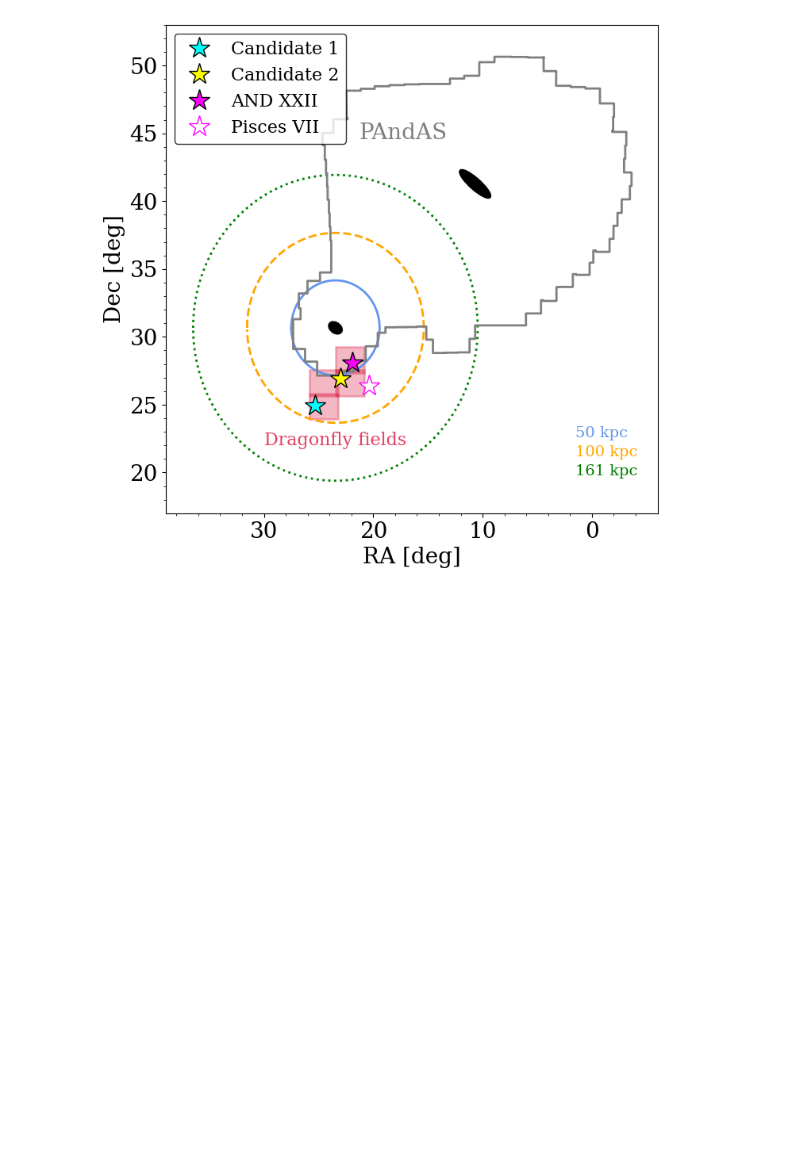
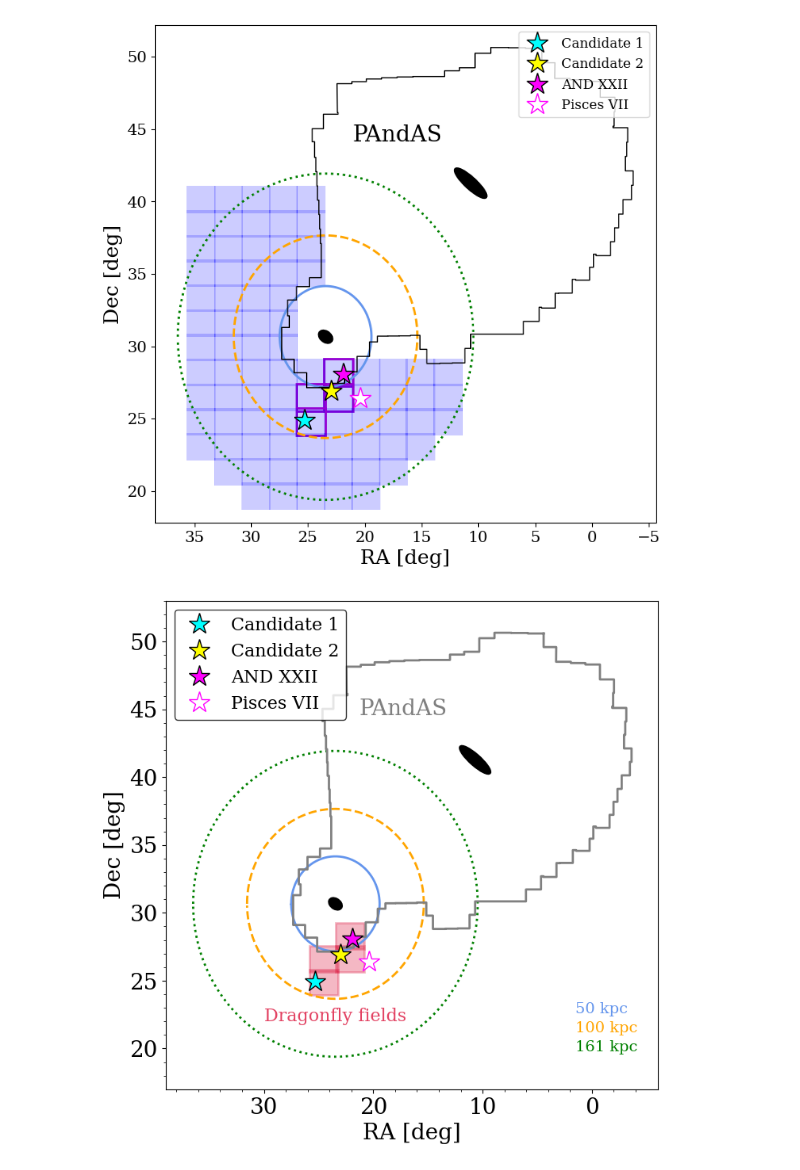
Before and after one commit to ekta1224/pspM31_hack, a Jupyter notebook: Dragonfly_fields.ipynb, the cells around one changed output. Cells and saved outputs as stored; diff of their text form; code cells hidden in the pictures; blank space fills up the shorter version.

Commit message:
worked on tiling for full Dragondly survey;almost there

```diff
--- a/Dragonfly_fields.ipynb
+++ b/Dragonfly_fields.ipynb
@@ -76 +142,99 @@ sc_fields = sc_fields_all[keep_fields]
+# %%
+n = 10000
+rvir = 161.
+d = 794.
+m33 = sc0
+
+fieldcen = m33
+
+fig = plt.figure(figsize=(8,8))
+ax = plt.subplot(111)
+plt.xlabel('RA [deg]', fontsize=18)
+plt.ylabel('Dec [deg]', fontsize=18)
+
+and22 = SkyCoord('01h27m40.0s','28d05m25s', unit='deg')
+# candidate = SkyCoord('01h32m56.282s', '28d04m55.833s', unit='deg')
+# field1 = SkyCoord('01h27m36.18s', '27d45m35.8s', unit='deg')
+# field2 = SkyCoord('01h33m50.9s','27d45m35.8s')
+m33 = SkyCoord('01h33m50.0s','30d39m37s', unit='deg')
+m31 = SkyCoord('0h42m44.3s', '41d16m9s', unit='deg')
+
+plt.plot(25.33584, 24.90581, '*', color='cyan' ,mec='black',ms=20, label='Candidate 1', zorder=5)
+plt.plot(22.97674, 26.89809, '*', color='yellow' ,mec='black',ms=20, label='Candidate 2', zorder=5)
+plt.plot(and22.ra.deg, and22.dec.deg, '*', color='magenta' ,mec='black',ms=20, label='AND XXII', zorder=5)
+plt.plot(20.418750, 26.390000, '*', color='white' ,mec='magenta',ms=20, label='Pisces VII', zorder=5)
+
+# unit circle at Dec=30 deg.
+cpts = np.arange(0,360.0,1)
+xpts = 1.0*np.cos(np.deg2rad(cpts))/np.cos(30.0*u.deg)
+ypts = 1.0*np.sin(np.deg2rad(cpts))
+
+xcirc50 = (xpts*3.5)+m33.ra.value
+ycirc50 = (ypts*3.5)+m33.dec.value
+plt.plot(xcirc50,ycirc50,color='cornflowerblue')
+
+xcirc100 = (xpts*3.5*100.0/50.0)+m33.ra.value
+ycirc100 = (ypts*3.5*100.0/50.0)+m33.dec.value
+plt.plot(xcirc100,ycirc100,color='orange',ls='--')
+
+xcirc161 = (xpts*3.5*161.0/50.0)+m33.ra.value
+ycirc161 = (ypts*3.5*161.0/50.0)+m33.dec.value
+plt.plot(xcirc161,ycirc161,color='green',ls=':')
+
+ring = Wedge((m33.ra.deg, m33.dec.deg), 3.5*100./50., 0, 360, width=(3.5*100./50. - 3.5)),  # Full ring
+p = PatchCollection(ring, alpha=0.1)
+p.set_color('orange')
+
+m31ell = Ellipse((m31.ra.deg, m31.dec.deg), (200./60.0), (50.0/60.0), angle=35, fill=True, linewidth=2, color='k')
+ax.add_patch(m31ell)
+
+m33ell = Ellipse((m33.ra.deg, m33.dec.deg), (73./60.0), (45.0/60.0), angle=23, fill=True, linewidth=2, color='k')
+ax.add_patch(m33ell)
+
+dp = np.loadtxt('corners_PAndAS11.txt')
+ra = dp[:,0]
+dec = dp[:,1]
+plt.plot(ra, dec, lw=1, color='k')
+plt.xlim(*plt.xlim()[::-1])
+plt.figtext(0.43, 0.7, 'PAndAS', fontsize=20, color='k')
+
+###########
+
+rasize = 2.6
+decsize = 1.9
+
+# plt.plot(22.0979889387619, 28.299663888888887,'co', ms=6, zorder=1000)
+# plt.plot(22.0979889387619, 26.589663888888886,'co', ms=6)
+
+# plt.plot(24.499999999999996, 26.589663888888886,'co', ms=6, zorder=1000)
+# plt.plot(24.499999999999996, 24.87966388888889,'co', ms=6)
+
+#print(sc_fields)
+for i in range(len(sc_fields)):
+    #all fields
+
+    field = Rectangle([sc_fields[i].ra.deg, sc_fields[i].dec.deg], 2.6, 1.9, lw=2, facecolor='b', fill=True,alpha=0.2)
+    ax.add_patch(field)
+    if 21. < sc_fields[i].ra.deg < 23 and 24. < sc_fields[i].dec.deg < 29.:
+        field = Rectangle([sc_fields[i].ra.deg, sc_fields[i].dec.deg], 2.6, 1.9, lw=2, edgecolor='darkviolet', fill=False)
+        ax.add_patch(field)
+    if 23. < sc_fields[i].ra.deg < 25. and 22.5 < sc_fields[i].dec.deg < 27.:
+        field = Rectangle([sc_fields[i].ra.deg, sc_fields[i].dec.deg], 2.6, 1.9, lw=2, edgecolor='darkviolet', fill=False)
+        ax.add_patch(field)
+
+#plt.plot(and22.ra.deg, and22.dec.deg, '*', color='gold' ,mec='crimson',ms=16, label='AND XXII', zorder=5)
+#plt.plot(candidate.ra.deg, candidate.dec.deg,'*', color='orange', mec='darkviolet',ms=16, label='Dragonfly candidate', zorder=5)
+
+#circle4 = mpatches.Circle((field1.ra.deg, field1.dec.deg), 1.5/2., fill=False, color='crimson', lw=2, label='HSC data')
+#circle5 = plt.Circle((field2.ra.deg, field2.dec.deg), 1.5/2., fill=False, color='crimson', lw=2)
+#plt.gca().add_patch(circle4)
+#plt.gca().add_artist(circle5)
+
+# plt.xlim(39,-6)
+# plt.ylim(16,53)
+
+plt.legend(loc='upper right')
+plt.savefig('DF_test_Jun23.png')
+# %% [output]
+[figure, added]
 # %%
```
Also changed, not shown: parts of 7 cells of this notebook.
